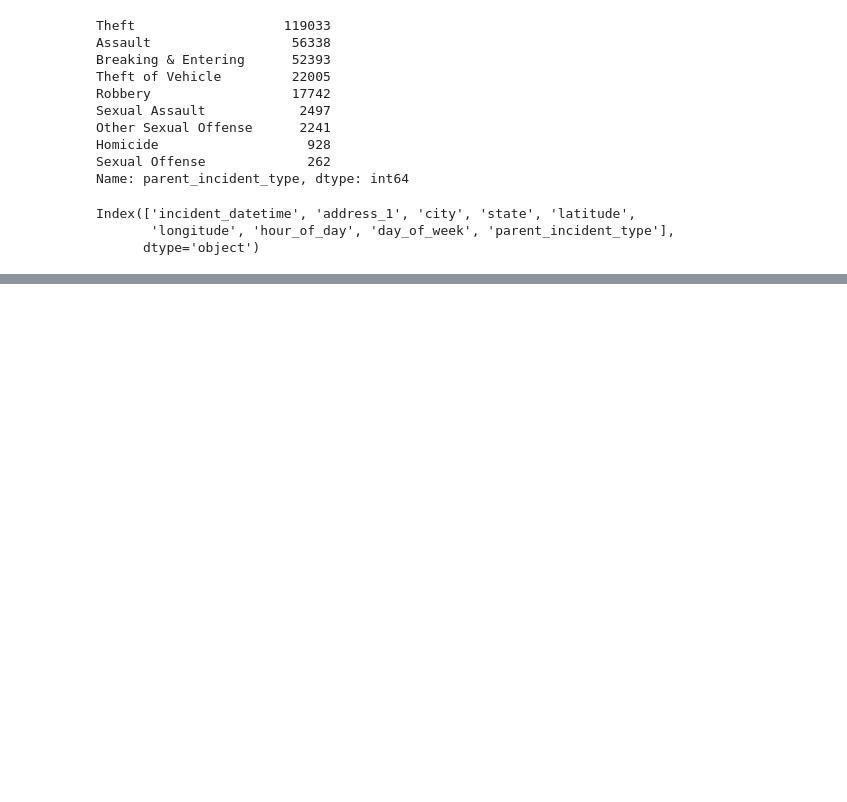
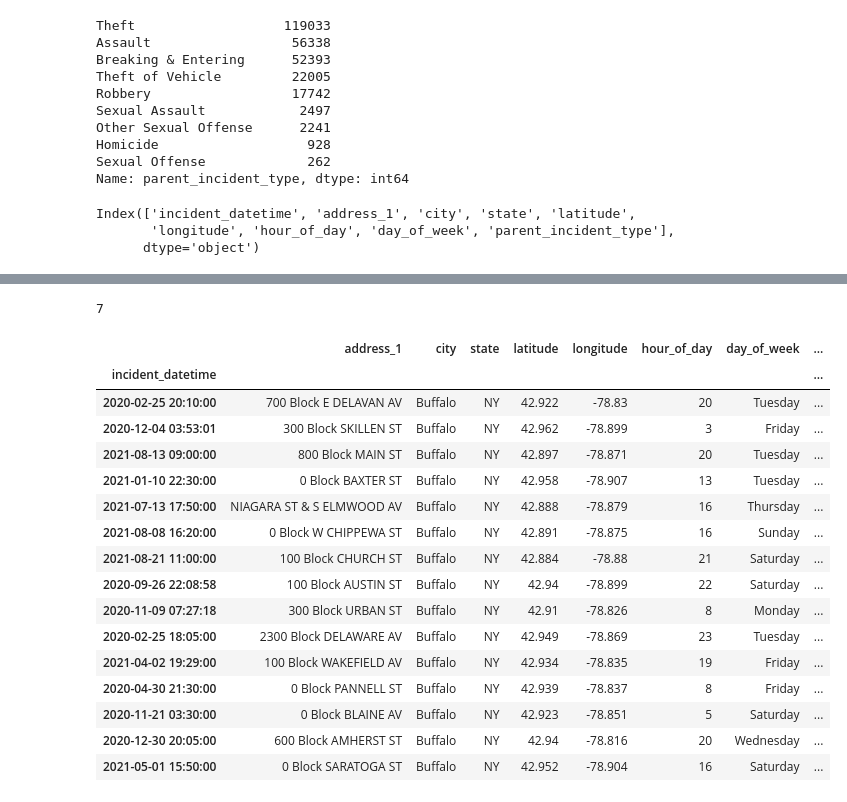
Before and after one commit to mamer-alomari/Buffalo_crime_location_time_day, a Jupyter notebook: data_wrangling_eda.ipynb, the cells around one changed output, grey strips where cells are left out. Saved outputs shown, nothing was run; the diff lists cells and outputs as text; code cells hidden in the pictures; blank space fills up the shorter version.

```diff
--- a/data_wrangling_eda.ipynb
+++ b/data_wrangling_eda.ipynb
@@ -417,0 +477,6 @@ plt.show()
+# %%
+s.rdd.getNumPartitions()
+# %% [output]
+7
+# %%
+dff=dff.reset_index()
@@ -417,0 +500,26 @@ plt.show()
+# %%
+dff=dff.set_index('incident_datetime')
+# %%
+crime20=dff.loc['01-01-2020':]
+# %%
+crime20=crime20.reset_index()
+# %%
+crime20.sample(15)
+# %% [output]
+|  | address_1 | city | state | latitude | longitude | hour_of_day | day_of_week | ... |
+| incident_datetime |  |  |  |  |  |  |  | ... |
+| 2020-02-25 20:10:00 | 700 Block E DELAVAN AV | Buffalo | NY | 42.922 | -78.83 | 20 | Tuesday | ... |
+| 2020-12-04 03:53:01 | 300 Block SKILLEN ST | Buffalo | NY | 42.962 | -78.899 | 3 | Friday | ... |
+| 2021-08-13 09:00:00 | 800 Block MAIN ST | Buffalo | NY | 42.897 | -78.871 | 20 | Tuesday | ... |
+| 2021-01-10 22:30:00 | 0 Block BAXTER ST | Buffalo | NY | 42.958 | -78.907 | 13 | Tuesday | ... |
+| 2021-07-13 17:50:00 | NIAGARA ST & S ELMWOOD AV | Buffalo | NY | 42.888 | -78.879 | 16 | Thursday | ... |
+| 2021-08-08 16:20:00 | 0 Block W CHIPPEWA ST | Buffalo | NY | 42.891 | -78.875 | 16 | Sunday | ... |
+| 2021-08-21 11:00:00 | 100 Block CHURCH ST | Buffalo | NY | 42.884 | -78.88 | 21 | Saturday | ... |
+| 2020-09-26 22:08:58 | 100 Block AUSTIN ST | Buffalo | NY | 42.94 | -78.899 | 22 | Saturday | ... |
+| 2020-11-09 07:27:18 | 300 Block URBAN ST | Buffalo | NY | 42.91 | -78.826 | 8 | Monday | ... |
+| 2020-02-25 18:05:00 | 2300 Block DELAWARE AV | Buffalo | NY | 42.949 | -78.869 | 23 | Tuesday | ... |
+| 2021-04-02 19:29:00 | 100 Block WAKEFIELD AV | Buffalo | NY | 42.934 | -78.835 | 19 | Friday | ... |
+| 2020-04-30 21:30:00 | 0 Block PANNELL ST | Buffalo | NY | 42.939 | -78.837 | 8 | Friday | ... |
+| 2020-11-21 03:30:00 | 0 Block BLAINE AV | Buffalo | NY | 42.923 | -78.851 | 5 | Saturday | ... |
+| 2020-12-30 20:05:00 | 600 Block AMHERST ST | Buffalo | NY | 42.94 | -78.816 | 20 | Wednesday | ... |
+| 2021-05-01 15:50:00 | 0 Block SARATOGA ST | Buffalo | NY | 42.952 | -78.904 | 16 | Saturday | ... |
```
Also changed, not shown: parts of 12 cells of this notebook.
